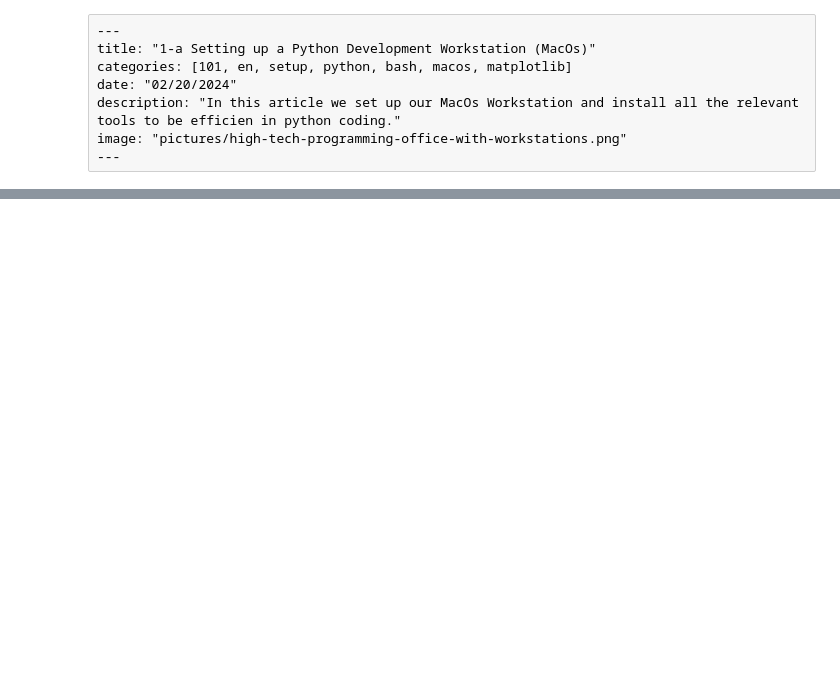
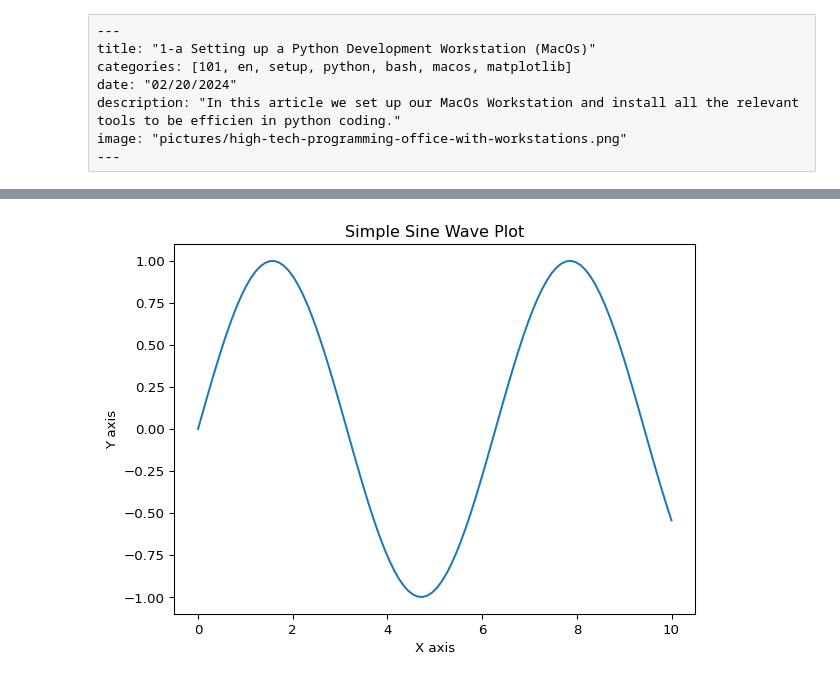
Before and after one commit to vdenoise/portfolio-geek, a Jupyter notebook: posts/tutorials/en/setting-up-a-python-workstation-macos.ipynb, the cells around one changed output, grey strips where cells are left out. Saved outputs shown, nothing was run; the diff lists cells and outputs as text; code cells hidden in the pictures; blank space fills up the shorter version.

```diff
--- a/posts/tutorials/en/setting-up-a-python-workstation-macos.ipynb
+++ b/posts/tutorials/en/setting-up-a-python-workstation-macos.ipynb
@@ -78,0 +134,18 @@ In the following steps, we'll demonstrate some powerful features of the `pyportf
+# %%
+# Ensure you're in the 'portfolio-geek' environment
+
+import matplotlib.pyplot as plt
+import numpy as np
+
+# Sample data
+x = np.linspace(0, 10, 100)
+y = np.sin(x)
+
+# Plotting
+plt.plot(x, y)
+plt.title("Simple Sine Wave Plot")
+plt.xlabel("X axis")
+plt.ylabel("Y axis")
+plt.show()
+# %% [output]
+[figure, added]
```
Also changed, not shown: parts of 6 cells of this notebook, 21 other files.
